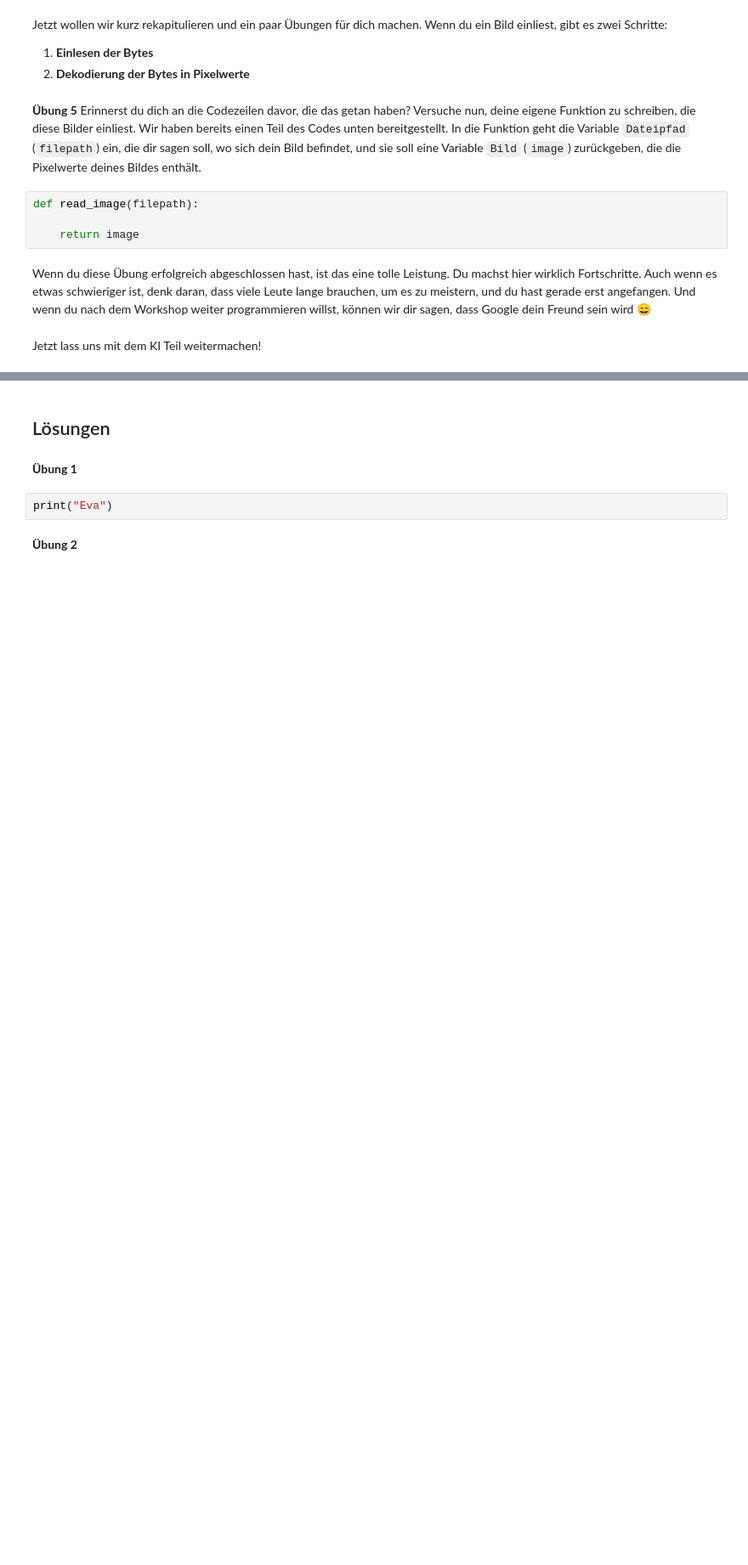
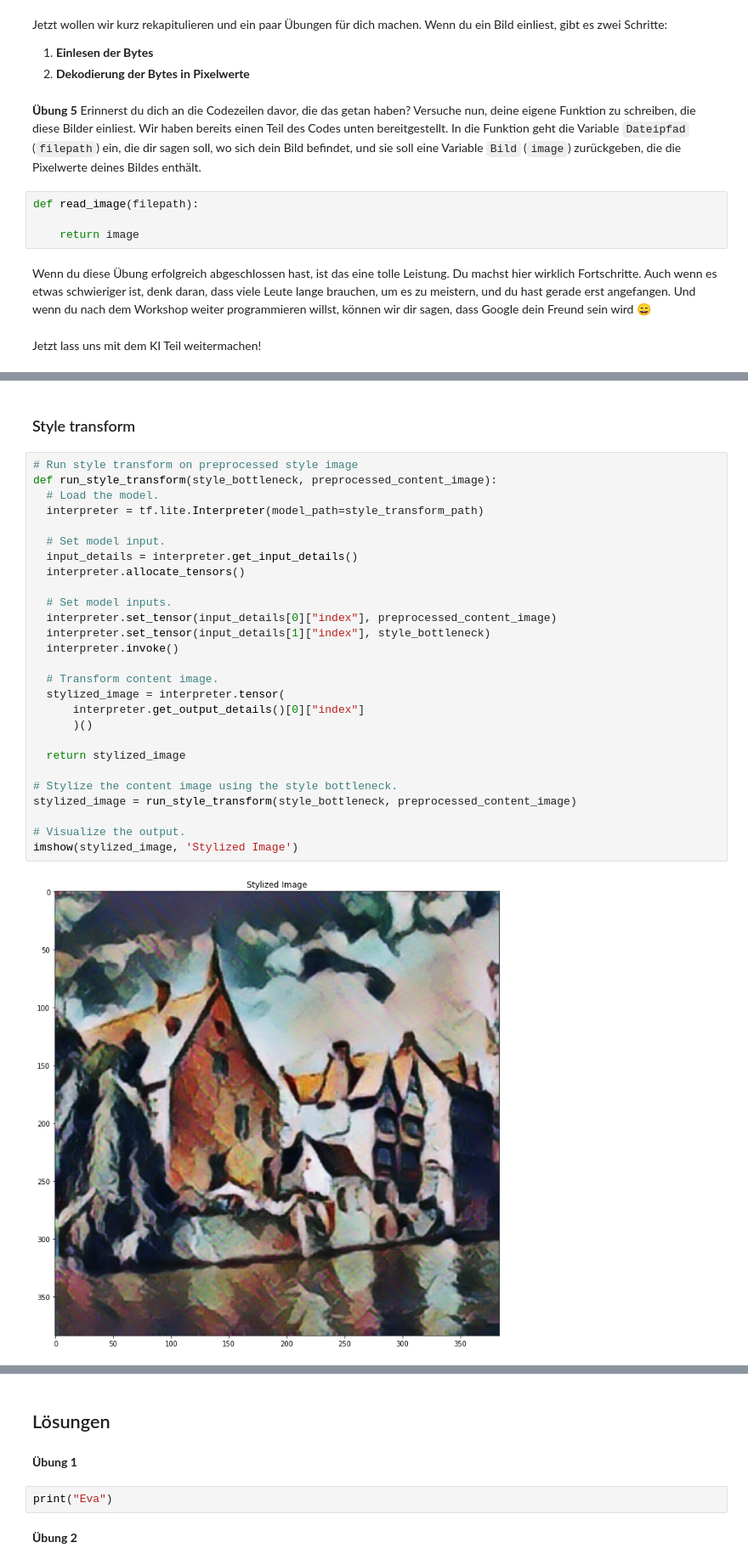
Before and after one commit to girlscodetoo-ch/AI-Arts, a Jupyter notebook: IntroductionToAI/workshop_DE.ipynb, the cells around one changed output, grey strips where cells are left out. Shown at 85% size. Saved outputs shown, nothing was run; the diff lists cells and outputs as text; blank space fills up the shorter version.

```diff
--- a/IntroductionToAI/workshop_DE.ipynb
+++ b/IntroductionToAI/workshop_DE.ipynb
@@ -394,0 +663,31 @@ plt.imshow(tf.squeeze(stylized_image))
+# %% [markdown]
+### Style transform
+# %%
+# Run style transform on preprocessed style image
+def run_style_transform(style_bottleneck, preprocessed_content_image):
+  # Load the model.
+  interpreter = tf.lite.Interpreter(model_path=style_transform_path)
+
+  # Set model input.
+  input_details = interpreter.get_input_details()
+  interpreter.allocate_tensors()
+
+  # Set model inputs.
+  interpreter.set_tensor(input_details[0]["index"], preprocessed_content_image)
+  interpreter.set_tensor(input_details[1]["index"], style_bottleneck)
+  interpreter.invoke()
+
+  # Transform content image.
+  stylized_image = interpreter.tensor(
+      interpreter.get_output_details()[0]["index"]
+      )()
+
+  return stylized_image
+
+# Stylize the content image using the style bottleneck.
+stylized_image = run_style_transform(style_bottleneck, preprocessed_content_image)
+
+# Visualize the output.
+imshow(stylized_image, 'Stylized Image')
+# %% [output]
+[figure, added]
```
Also changed, not shown: parts of 59 cells of this notebook, 3 other files.
